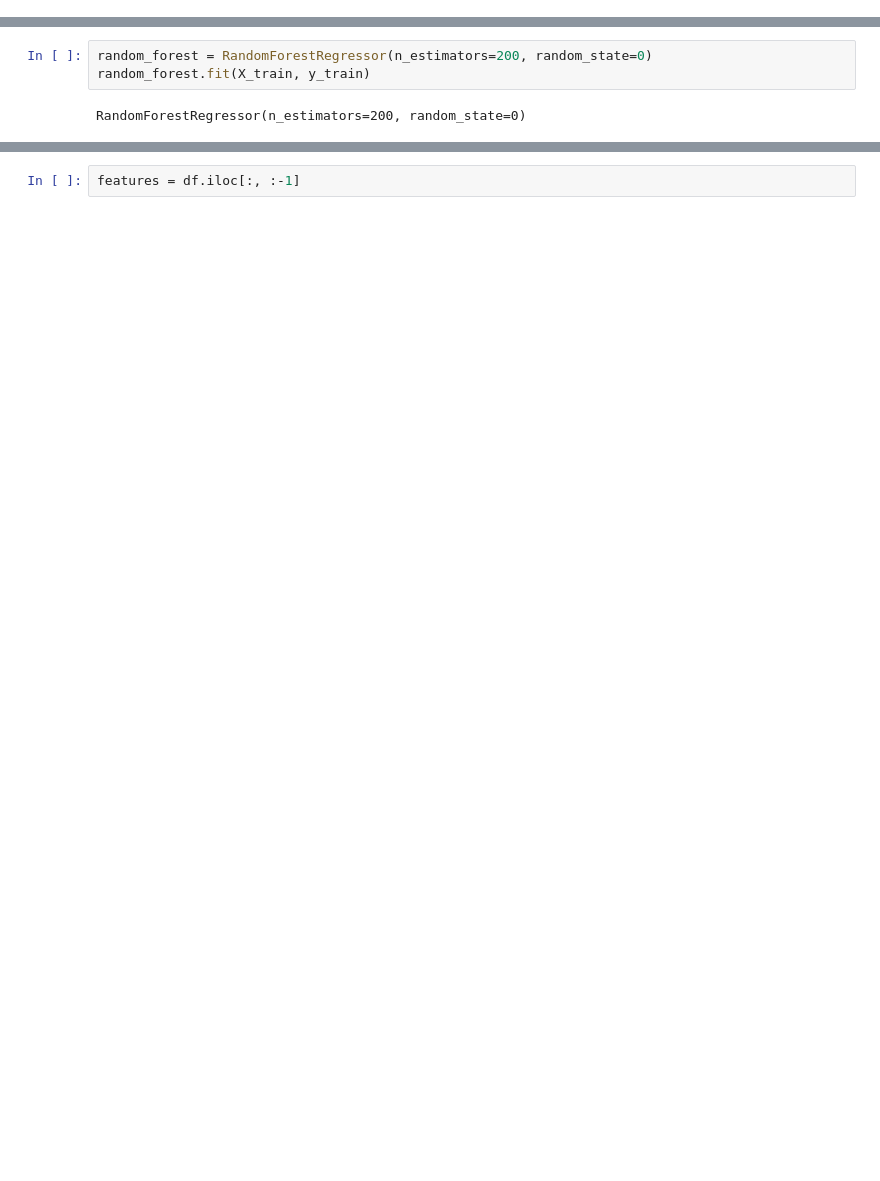
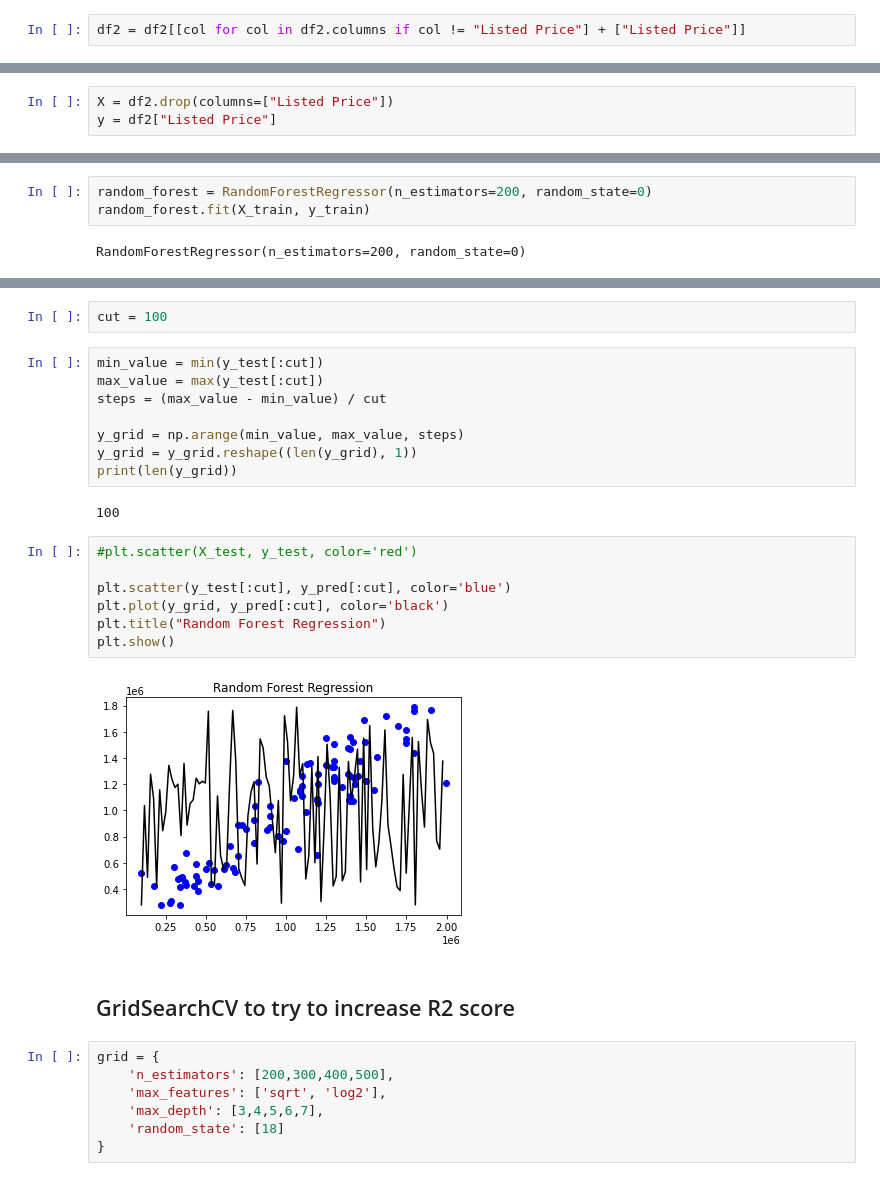
Before and after one commit to sadeedadnan/ECS-171-machine-learning-project-, a Jupyter notebook: Random Forest.ipynb, the cells around one changed output, grey strips where cells are left out. Drawn from its saved outputs; the diff is of its cells as text; blank space fills up the shorter version.

```diff
--- a/Random Forest.ipynb
+++ b/Random Forest.ipynb
@@ -121,6 +162,8 @@ df
 12491 rows × 11 columns
 # %%
 df = df[[col for col in df.columns if col != "Listed Price"] + ["Listed Price"]]
+# %%
+df2 = df2[[col for col in df2.columns if col != "Listed Price"] + ["Listed Price"]]
 # %%
 df
 # %% [output]
@@ -163,6 +206,9 @@ corr_df.corr()
 # %%
 X = df.drop(columns=["Listed Price"])
 y = df["Listed Price"]
+# %%
+X = df2.drop(columns=["Listed Price"])
+y = df2["Listed Price"]
 # %%
 X_train, X_test, y_train, y_test = train_test_split(X, y, test_size=.2, random_state=21)
 print(X_train.shape)
@@ -218,2 +280,30 @@ Testing MSE error is: 951274502670.2574
+# %%
+cut = 100
+# %%
+min_value = min(y_test[:cut])
+max_value = max(y_test[:cut])
+steps = (max_value - min_value) / cut
+
+y_grid = np.arange(min_value, max_value, steps)
+y_grid = y_grid.reshape((len(y_grid), 1))
+print(len(y_grid))
+# %% [output]
+100
+# %%
+#plt.scatter(X_test, y_test, color='red')
+
+plt.scatter(y_test[:cut], y_pred[:cut], color='blue')
+plt.plot(y_grid, y_pred[:cut], color='black')
+plt.title("Random Forest Regression")
+plt.show()
+# %% [output]
+[figure, added]
+# %% [markdown]
+## GridSearchCV to try to increase R2 score
 # %%
-features = df.iloc[:, :-1]
+grid = {
+    'n_estimators': [200,300,400,500],
+    'max_features': ['sqrt', 'log2'],
+    'max_depth': [3,4,5,6,7],
+    'random_state': [18]
+}
```
Also changed, not shown: parts of 23 cells of this notebook, 2 other files.
